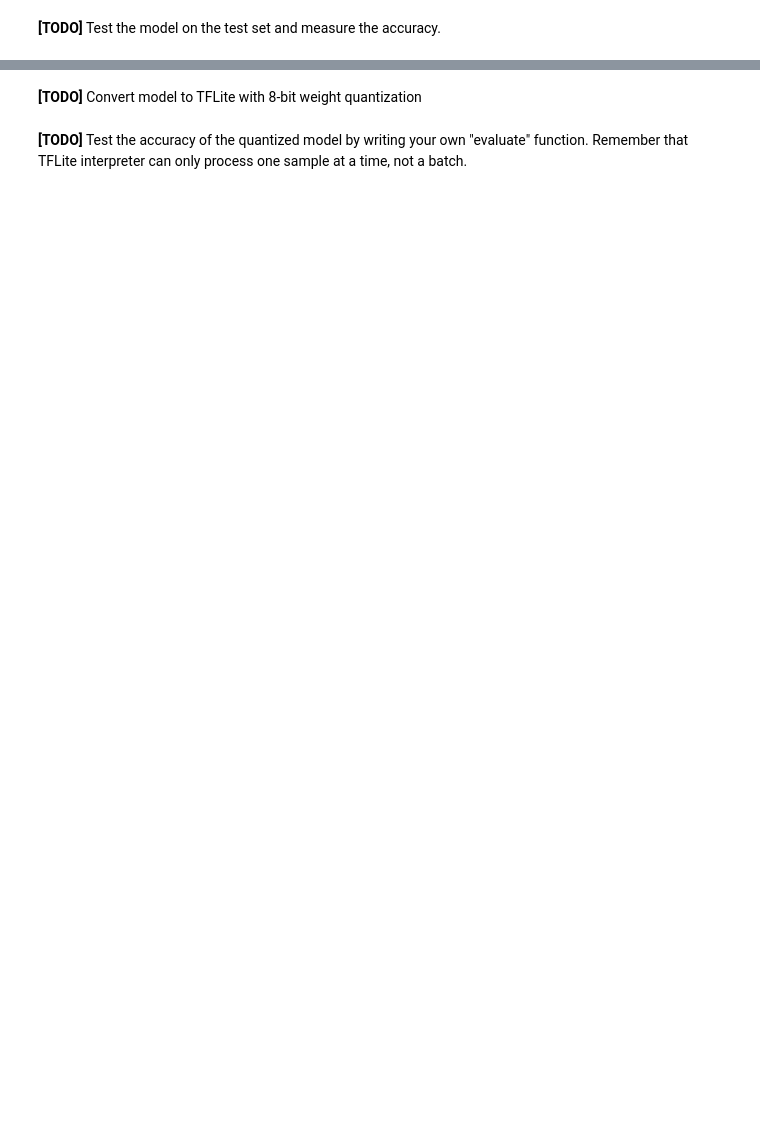
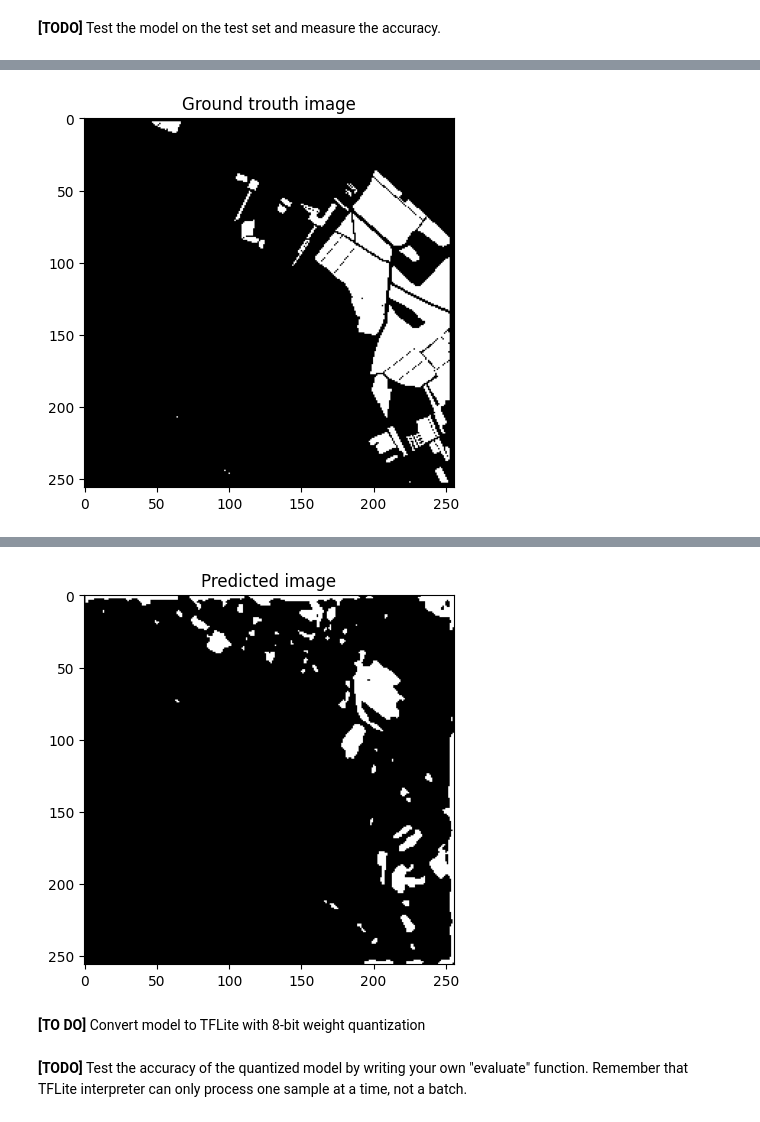
Before and after one commit to CavaWasTaken/SL-NN, a Jupyter notebook: NN/Lab3/lab3.ipynb, the cells around one changed output, grey strips where cells are left out. Drawn from its saved outputs; the diff is of its cells as text; code cells hidden in the pictures; blank space fills up the shorter version.

```diff
--- a/NN/Lab3/lab3.ipynb
+++ b/NN/Lab3/lab3.ipynb
@@ -104,14 +153,15 @@ Unet_model.fit(X_train, Y_train, epochs=50)
 # %%
 Unet_model.evaluate(X_test, Y_test)
 
-image = Y_test[-1]
+image = Y_test[1]
 plt.imshow(image, 'gray')
 plt.title('Ground trouth image')
 plt.show()
 
-predict_im = Unet_model.predict(X_test[-1].reshape(1,256,256,12))
+predict_im = Unet_model.predict(X_test[1].reshape(1,256,256,12))
 predict_im = np.squeeze(predict_im)
 predict_im = np.argmax(predict_im, axis=-1)
 plt.imshow(predict_im, 'gray')
 plt.title('Predicted image')
 plt.show()
+# %% [output]
@@ -117,0 +169 @@ plt.show()
+[figure, added]
@@ -118,5 +171,6 @@ plt.show()
+[figure, added]
 # %% [markdown]
-**[TODO]** Convert model to TFLite with 8-bit weight quantization
+**[TO DO]** Convert model to TFLite with 8-bit weight quantization
 # %%
 # in our model we have many parameters and each is saved as float32. This cost to use a lot of memory space, so we want to reduce the dimension of these parameters. For doing so we can
 # perform quantization, so we can quantize each float parameter to an int parameter that can be rappresented with only 8 bits.
```
Also changed, not shown: parts of 9 cells of this notebook, 6 other files.
